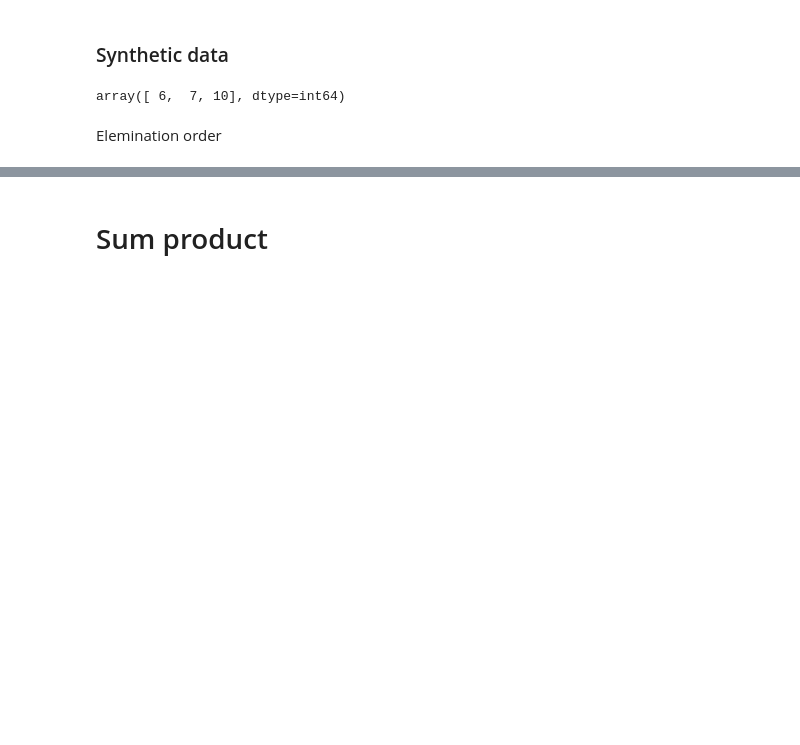
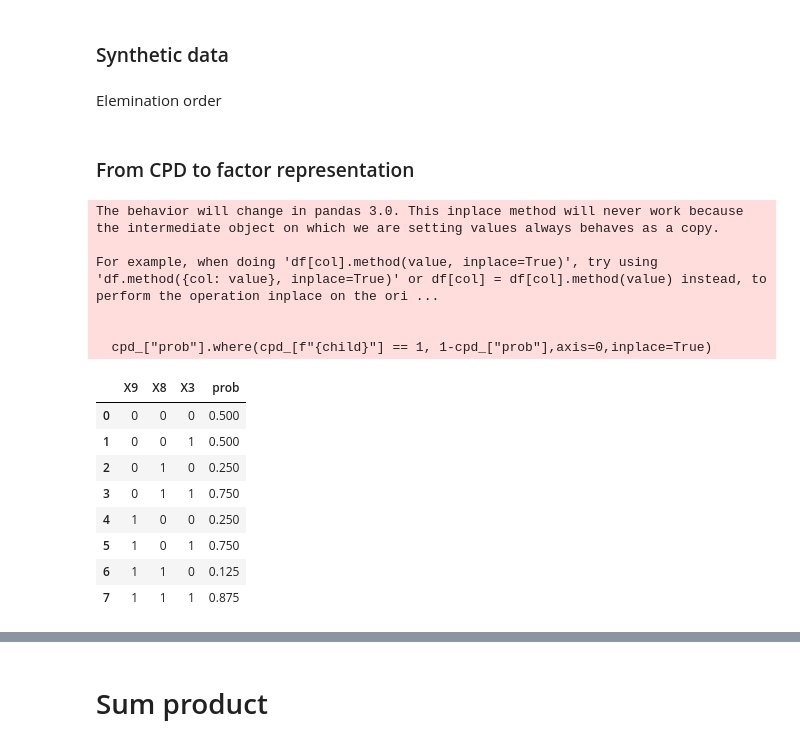
Before and after one commit to AblaZe42/MODCOM_PROJECT, a Jupyter notebook: alex.ipynb, the cells around one changed output, grey strips where cells are left out. Saved outputs shown, nothing was run; the diff lists cells and outputs as text; code cells hidden in the pictures; blank space fills up the shorter version.

```diff
--- a/alex.ipynb
+++ b/alex.ipynb
@@ -10,19 +13,6 @@ from itertools import product
 ### Synthetic data
 # %%
 alpha = 0.5
-# %%
-scope_mat = pd.read_csv('dataset/scope.csv')
-scope_mat
-
-def factor_scope(Xi):
-    # return the indexes with 1
-    idx = np.where(scope_mat[Xi]==1)
-    Xs = idx[0]+1
-    return Xs
-
-factor_scope("X6")
-# %% [output]
-array([ 6,  7, 10], dtype=int64)
 # %% [markdown]
 Elemination order
 # %%
@@ -31,33 +21,51 @@ variables_to_eliminate = ['X1', 'X2', 'X3', 'X4', 'X5', 'X6', 'X7', 'X8', 'X9']
 elimination_scope = [("X1", ['X7', 'X8']),("X2", ['X4', 'X8']),("X3", ['X9', 'X8']),
                      ("X5", ['X9', 'X8']),("X4", ['X11', 'X8', 'X9']),("X6", ['X7', 'X10']),
                      ("X7", []),("X8", []),("X9", ['X10', 'X6']), ("X10", ['X7']),("X11", ['X8', 'X9'])]
+# %% [markdown]
+### From CPD to factor representation
 # %%
 def create_factor(variable,parent_list):
     d = 1 + len(parent_list)
-    m = 2 ** 2
     columns = parent_list + [variable]
     df = pd.DataFrame(product([0,1],repeat=d),columns=columns)
     return df
 
 def cpd_factor(variable, parent_list, alpha):
     cpd = create_factor(variable, parent_list)
     variables = list(cpd.columns)
     n = len(variables)
+    cpd_ = cpd.copy()
     if n == 1:
-        factor = alpha # more needed here - add to dataframe
-        cpd_e = cpd[cpd[f"{variables[n-1]}"]==1].copy()
-        cpd_e["prob"] = 1 - alpha
-        return cpd_e
+        cpd_["prob"] = 1 - alpha
+        return cpd_
     else:
         child = variables[n-1]
-        # restrict to X == 1
-        cpd_e = cpd[cpd[f"{variables[n-1]}"]==1].copy()
         # generate factor
-        parents = cpd_e.iloc[:,:-1].copy()
+        parents = cpd_.iloc[:,:-1].copy()
         parents["sum"] = parents.sum(axis=1)
-        cpd_e["prob"] = 1 - (alpha ** (1 + parents["sum"]))
-        return cpd_e
+        cpd_["prob"] = 1 - (alpha ** (1 + parents["sum"]))
+        # Update the probability where condition false
+        # St. we can compute the probability of P(X=0|parents) = 1 - P(X=1|parents)
+        cpd_["prob"].where(cpd_[f"{child}"] == 1, 1-cpd_["prob"],axis=0,inplace=True)
+        return cpd_
 
 factor_test = cpd_factor(elimination_scope[2][0], elimination_scope[2][1], alpha)
+factor_test
+# %% [output]
+The behavior will change in pandas 3.0. This inplace method will never work because the intermediate object on which we are setting values always behaves as a copy.
+
+For example, when doing 'df[col].method(value, inplace=True)', try using 'df.method({col: value}, inplace=True)' or df[col] = df[col].method(value) instead, to perform the operation inplace on the ori ...
+
+
+  cpd_["prob"].where(cpd_[f"{child}"] == 1, 1-cpd_["prob"],axis=0,inplace=True)
+|  | X9 | X8 | X3 | prob |
+| 0 | 0 | 0 | 0 | 0.500 |
+| 1 | 0 | 0 | 1 | 0.500 |
+| 2 | 0 | 1 | 0 | 0.250 |
+| 3 | 0 | 1 | 1 | 0.750 |
+| 4 | 1 | 0 | 0 | 0.250 |
+| 5 | 1 | 0 | 1 | 0.750 |
+| 6 | 1 | 1 | 0 | 0.125 |
+| 7 | 1 | 1 | 1 | 0.875 |
 # %%
 # Generate factors for all nodes
```
Also changed, not shown: parts of 19 cells of this notebook, 3 other files.
